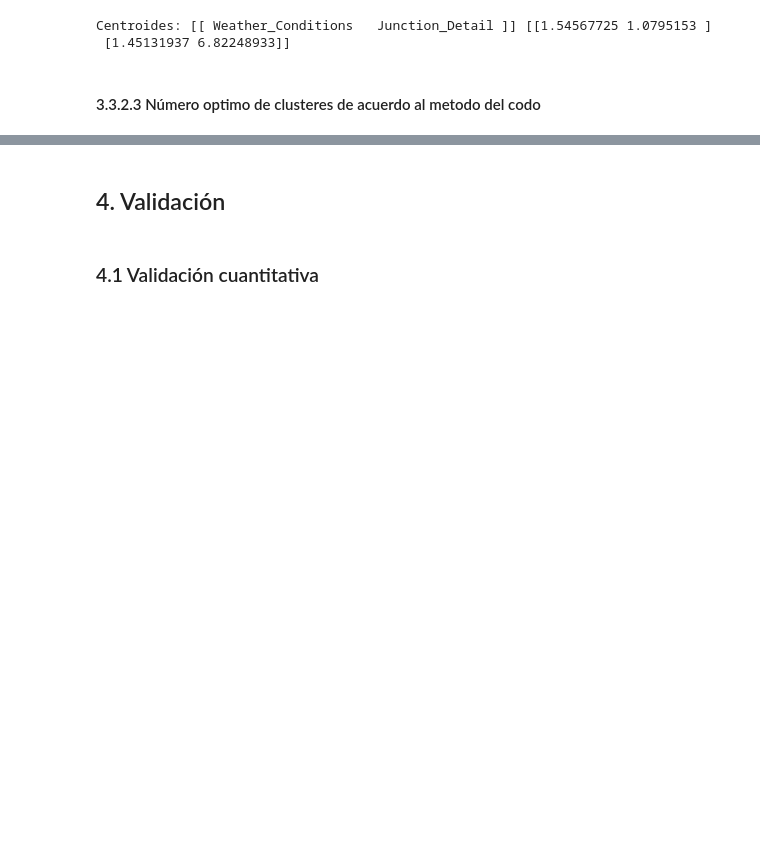
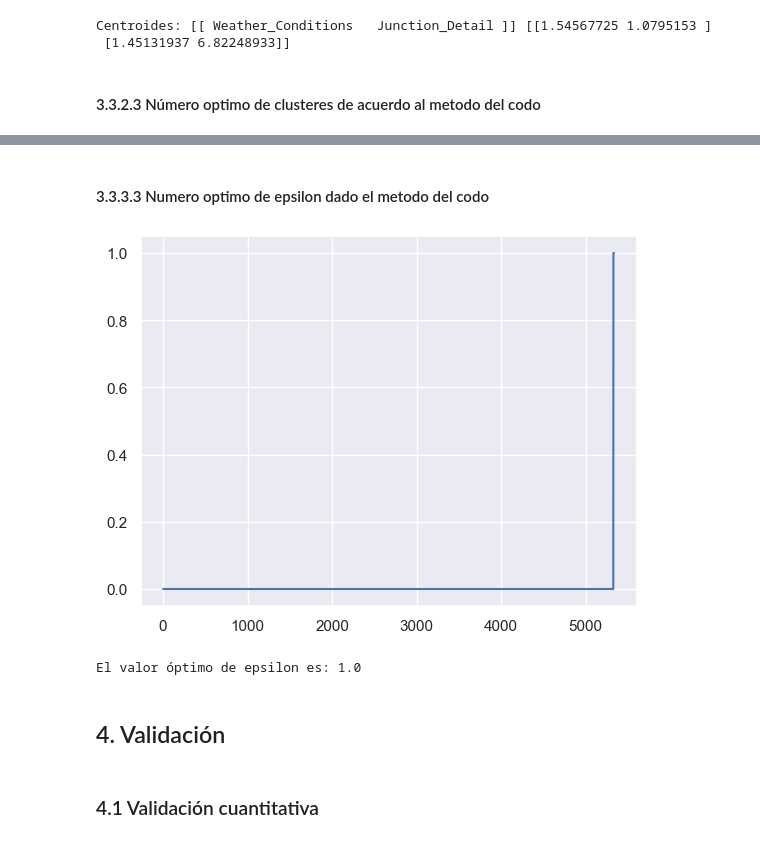
Before and after one commit to jjosorioc/ISIS3301-lab01-clustering, a Jupyter notebook: lab1.ipynb, the cells around one changed output, grey strips where cells are left out. Cells and saved outputs as stored; diff of their text form; code cells hidden in the pictures; blank space fills up the shorter version.

```diff
--- a/lab1.ipynb
+++ b/lab1.ipynb
@@ -458,3 +498,31 @@ plot_distortion(df_bicialpes[selected_cols],1,11)
+# %% [markdown]
+#### 3.3.3.3 Numero optimo de epsilon dado el metodo del codo
+# %%
+from sklearn.neighbors import NearestNeighbors
+
+# Crear un objeto NearestNeighbors y ajustarlo a los datos
+nbrs = NearestNeighbors(n_neighbors=2).fit(cols_number)
+
+# Calcular la distancia al punto más cercano para cada punto
+distances, indices = nbrs.kneighbors(cols_number)
+
+# Ordenar las distancias en orden ascendente
+distances = np.sort(distances[:,1], axis=0)
+
+# Graficar las distancias en función del índice de los puntos
+plt.plot(distances)
+plt.show()
+
+from kneed import KneeLocator
+
+# Encontrar el "codo" en la curva utilizando la librería kneed
+kneedle = KneeLocator(np.arange(len(distances)), distances, curve='convex', direction='increasing')
+epsilon = distances[kneedle.knee]
+
+print(f"El valor óptimo de epsilon es: {epsilon}")
+# %% [output]
+[figure, added]
+El valor óptimo de epsilon es: 1.0
 # %% [markdown]
 ## 4. Validación
 # %% [markdown]
```
Also changed, not shown: parts of 11 cells of this notebook.
